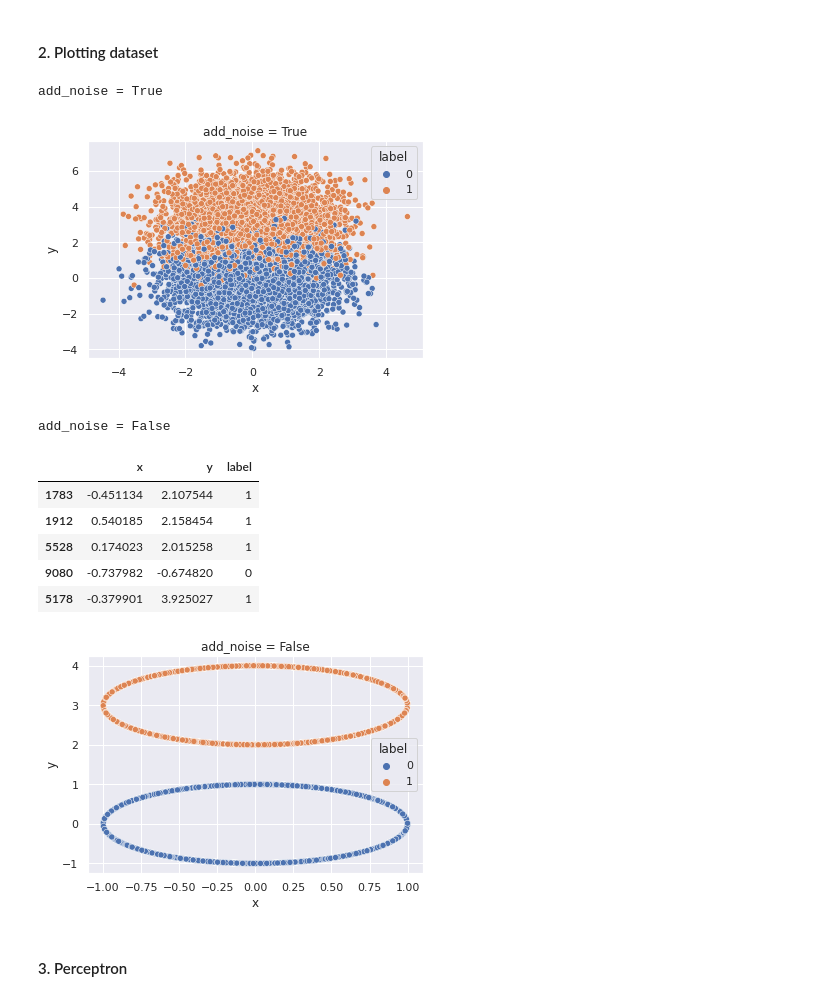
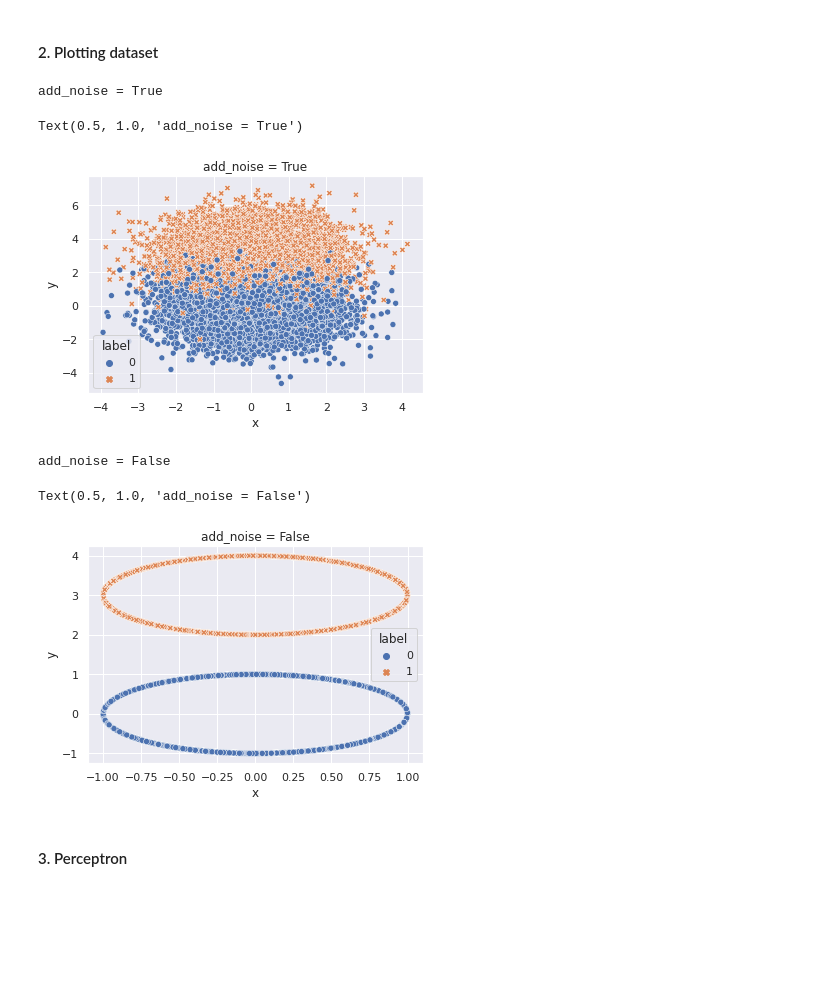
Before and after one commit to aayushgakhar/ml_assignments, a Jupyter notebook: a2/code2.ipynb, the cells around one changed output. Saved outputs shown, nothing was run; the diff lists cells and outputs as text; code cells hidden in the pictures; blank space fills up the shorter version.

```diff
--- a/a2/code2.ipynb
+++ b/a2/code2.ipynb
@@ -21,29 +21,19 @@ df2 = d.get(add_noise=False)
 #### 2. Plotting dataset
 # %%
 print('add_noise = True')
-df = d.get(add_noise = True)
-sns.scatterplot(data = df, x = 'x', y = 'y', hue = 'label')
+sns.scatterplot(data=df1, x='x', y='y', hue='label', style='label')
 plt.title('add_noise = True')
-plt.show()
-
-print('add_noise = False')
 # %% [output]
 add_noise = True
+Text(0.5, 1.0, 'add_noise = True')
-[figure, old version]
+[figure, new version]
-add_noise = False
 # %%
-df = d.get(add_noise = False)
-df = df.sample(frac=1)
-sns.scatterplot(data = df, x = 'x', y = 'y', hue = 'label')
+print('add_noise = False')
+sns.scatterplot(data=df2, x='x', y='y', hue='label', style='label')
 plt.title('add_noise = False')
-df.head()
 # %% [output]
-|  | x | y | label |
-| 1783 | -0.451134 | 2.107544 | 1 |
-| 1912 | 0.540185 | 2.158454 | 1 |
-| 5528 | 0.174023 | 2.015258 | 1 |
-| 9080 | -0.737982 | -0.674820 | 0 |
-| 5178 | -0.379901 | 3.925027 | 1 |
+add_noise = False
+Text(0.5, 1.0, 'add_noise = False')
 [figure]
 # %% [markdown]
 #### 3. Perceptron
```
Also changed, not shown: parts of 11 cells of this notebook, 3 other files.
